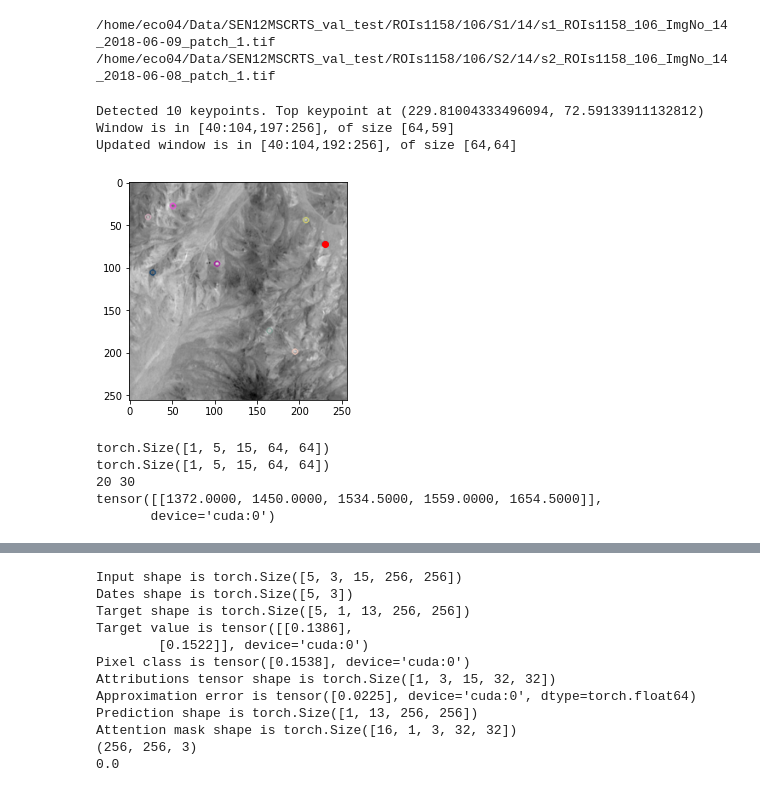
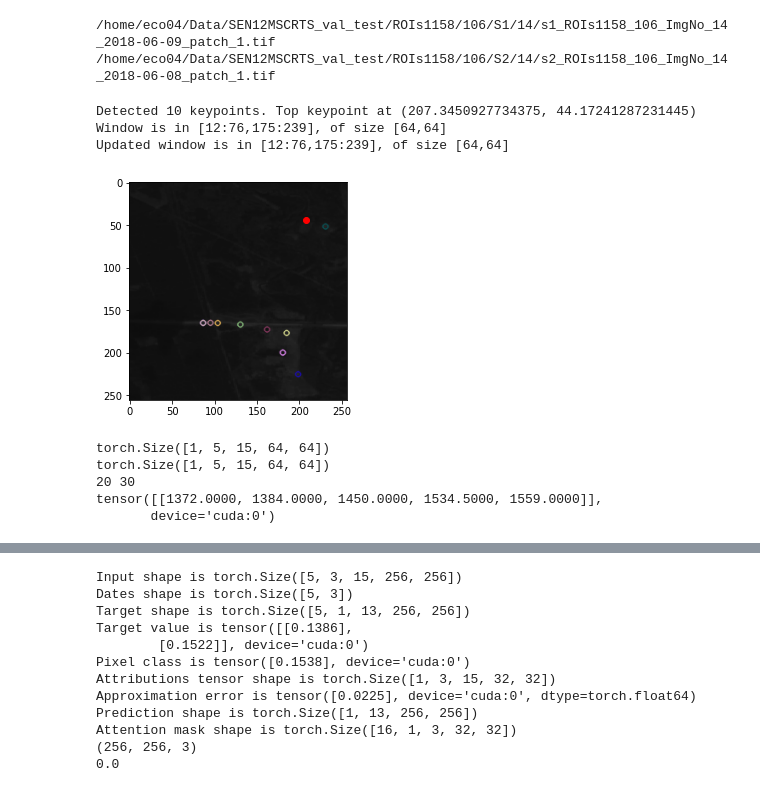
Before and after one commit to mondlichtpierrot/uzh_tum, a Jupyter notebook: util/interpret/attribution-utae_reconstruct.ipynb, the cells around one changed output, grey strips where cells are left out. Cells and saved outputs as stored; diff of their text form; code cells hidden in the pictures.

```diff
--- a/util/interpret/attribution-utae_reconstruct.ipynb
+++ b/util/interpret/attribution-utae_reconstruct.ipynb
@@ -198,47 +200,54 @@ print(batch['target']['S2_path'][0][n])
 /home/eco04/Data/SEN12MSCRTS_val_test/ROIs1158/106/S2/14/s2_ROIs1158_106_ImgNo_14_2018-06-08_patch_1.tif
 # %%
 # process target
-img = get_rgb(y, b=n, t_show=0)[:,:,::-1]
-img = cv.normalize(img, None, 0, 255, cv.NORM_MINMAX)
-gray= cv.cvtColor(img,cv.COLOR_BGR2GRAY).astype('uint8')
 
-# initiate a SIFT instance, see https://docs.opencv.org/3.4/d7/d60/classcv_1_1SIFT.html
-sift = cv.SIFT_create(nfeatures=10, contrastThreshold=0.01, edgeThreshold=10) # only keep top-10 keypoints, sorted by local contrast score
+def get_kps(img):
+    # process image
+    img = get_rgb(img, b=n, t_show=0)[:,:,::-1]
+    img = cv.normalize(img, None, 0, 255, cv.NORM_MINMAX)
+    gray= cv.cvtColor(img,cv.COLOR_BGR2GRAY).astype('uint8')
 
-kp = sift.detect(gray,None) # TODO: You can pass a mask if you want to search only a part of the image.
-top_kp_x, top_kp_y = kp[1].pt
+    # initiate a SIFT instance, see https://docs.opencv.org/3.4/d7/d60/classcv_1_1SIFT.html
+    sift = cv.SIFT_create(nfeatures=10, contrastThreshold=0.01, edgeThreshold=10) # only keep top-10 keypoints, sorted by local contrast score
 
-# define a window around the given keypoint
-height, width = img.shape[:2]
-# get edges of the window frame
-left, right = max(0, np.int(top_kp_x)-w//2), min(width, np.int(top_kp_x)+w//2)
-top, bot    = max(0, np.int(top_kp_y)-h//2), min(height,np.int(top_kp_y)+h//2)
+    kp = sift.detect(gray,None) # TODO: You can pass a mask if you want to search only a part of the image.
+    top_kp_x, top_kp_y = kp[0].pt
 
+    # define a window around the given keypoint
+    height, width = img.shape[:2]
+    # get edges of the window frame
+    left, right = max(0, np.int(top_kp_x)-w//2), min(width, np.int(top_kp_x)+w//2)
+    top, bot    = max(0, np.int(top_kp_y)-h//2), min(height,np.int(top_kp_y)+h//2)
+
+    win_height, win_width = bot-top, right-left
+    print(f'Detected {len(kp)} keypoints. Top keypoint at {(top_kp_x, top_kp_y)}')
+    print(f'Window is in [{top}:{bot},{left}:{right}], of size [{win_height},{win_width}]')
+
+    # TODO: in its current implementation, shifting the window also moves the center away from keypoint!
+    # move window so it fits into the image while keeping its size
+    if win_height < h:
+        if top == 0: bot += h - (win_height) # move bottom down
+        elif bottom == height: top -= h - (win_height) # move top up
+    if win_width < w:
+        if left == 0: right += w - (win_width) # move right rightwards
+        elif right == width: left -= w - (win_width) # move left leftwards
+    return top_kp_x, top_kp_y, top, bot, left, right
+
+# get keypoint and window
+top_kp_x, top_kp_y, top, bot, left, right = get_kps(y)
 win_height, win_width = bot-top, right-left
-print(f'Detected {len(kp)} keypoints. Top keypoint at {(top_kp_x, top_kp_y)}')
-print(f'Window is in [{top}:{bot},{left}:{right}], of size [{win_height},{win_width}]')
-
-# move window so it fits into the image while keeping its size
-if win_height < h:
-    if top == 0: bot += h - (win_height) # move bottom down
-    elif bottom == height: top -= h - (win_height) # move top up
-if win_width < w:
-    if left == 0: right += w - (win_width) # move right rightwards
-    elif right == width: left -= w - (win_width) # move left leftwards
-win_height, win_width = bot-top, right-left
-
 print(f'Updated window is in [{top}:{bot},{left}:{right}], of size [{win_height},{win_width}]')
 
 img=cv.drawKeypoints(gray,kp,img)
 cv.imwrite(os.path.expanduser('~/Documents/sift_keypoints.jpg'),img)
 imgplot = plt.imshow(img)
 plt.scatter(top_kp_x, top_kp_y,marker='o',color='r')
 plt.show()
 # %% [output]
-Detected 10 keypoints. Top keypoint at (229.81004333496094, 72.59133911132812)
-Window is in [40:104,197:256], of size [64,59]
-Updated window is in [40:104,192:256], of size [64,64]
+Detected 10 keypoints. Top keypoint at (207.3450927734375, 44.17241287231445)
+Window is in [12:76,175:239], of size [64,64]
+Updated window is in [12:76,175:239], of size [64,64]
-[figure, old version]
+[figure, new version]
 # %%
 # instantiate integrated gradients object,
 # see: https://captum.ai/docs/extension/integrated_gradients
@@ -312,7 +321,7 @@ integr_masks  = in_m.float().mean(axis=1).cpu()
 torch.Size([1, 5, 15, 64, 64])
 torch.Size([1, 5, 15, 64, 64])
 20 30
-tensor([[1372.0000, 1450.0000, 1534.5000, 1559.0000, 1654.5000]],
+tensor([[1372.0000, 1384.0000, 1450.0000, 1534.5000, 1559.0000]],
        device='cuda:0')
 # %%
 # plot the whole inputs, also beyond the explained window
```
Also changed, not shown: parts of 6 cells of this notebook.
